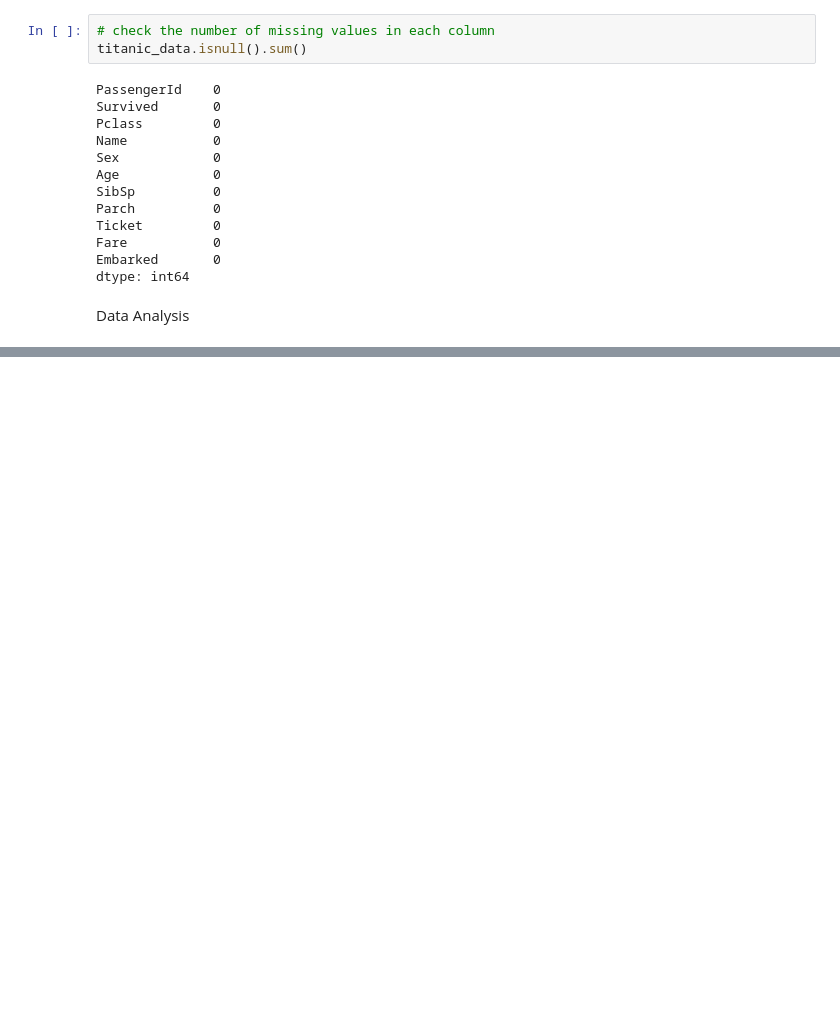
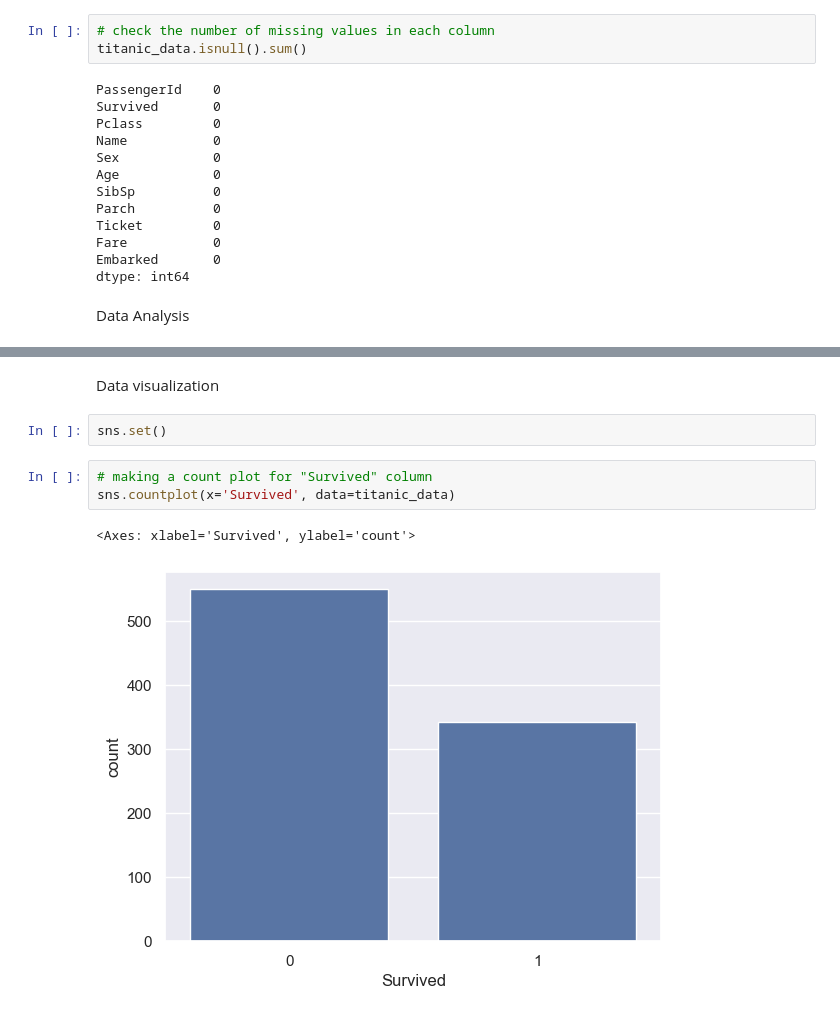
Before and after one commit to aminebelbakri/TITANIC_-prediction, a Jupyter notebook: titanic.ipynb, the cells around one changed output, grey strips where cells are left out. Saved outputs shown, nothing was run; the diff lists cells and outputs as text; blank space fills up the shorter version.

```diff
--- a/titanic.ipynb
+++ b/titanic.ipynb
@@ -109,0 +131,10 @@ Data Analysis
+# %% [markdown]
+Data visualization
+# %%
+sns.set()
+# %%
+# making a count plot for "Survived" column
+sns.countplot(x='Survived', data=titanic_data)
+# %% [output]
+<Axes: xlabel='Survived', ylabel='count'>
+[figure, added]
```
Also changed, not shown: parts of 28 cells of this notebook, 1 other file.
